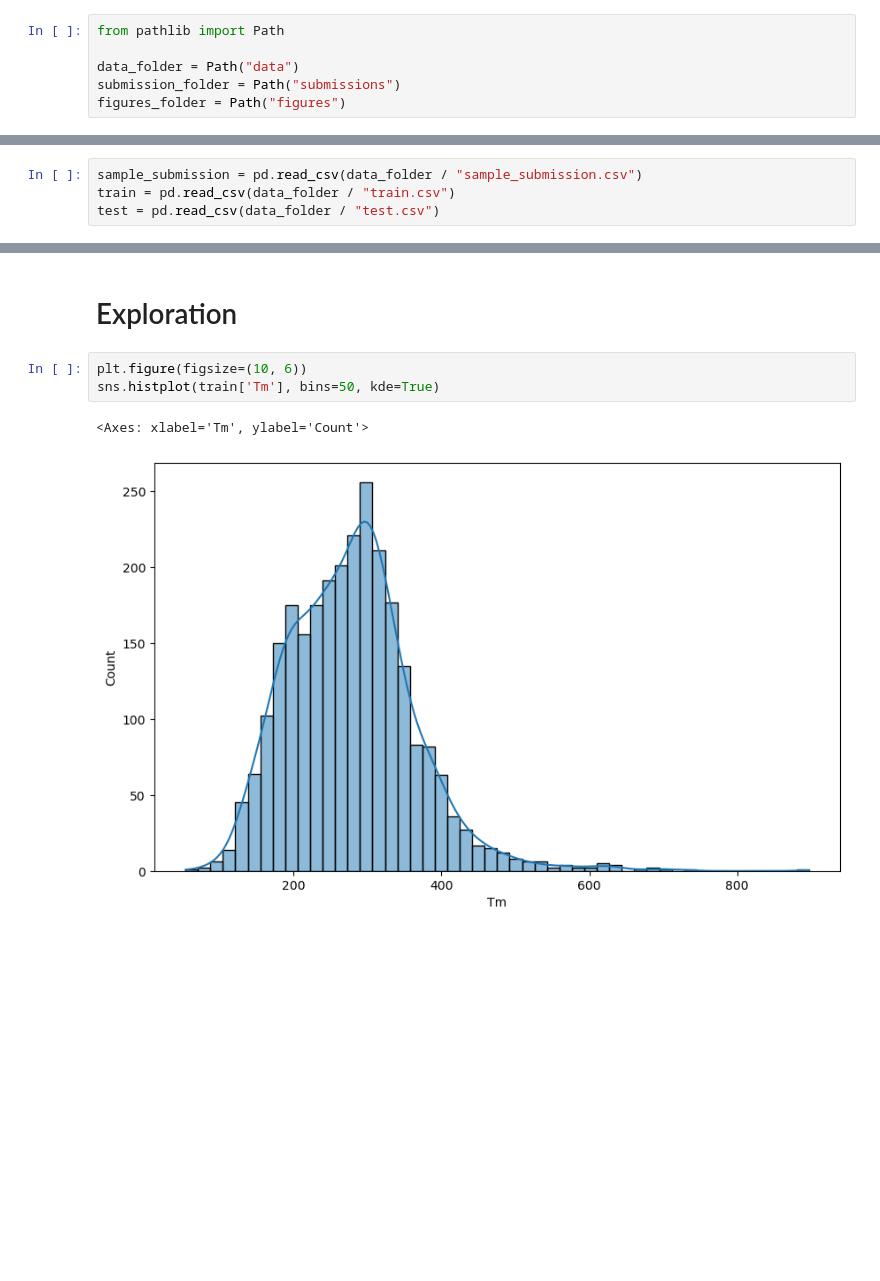
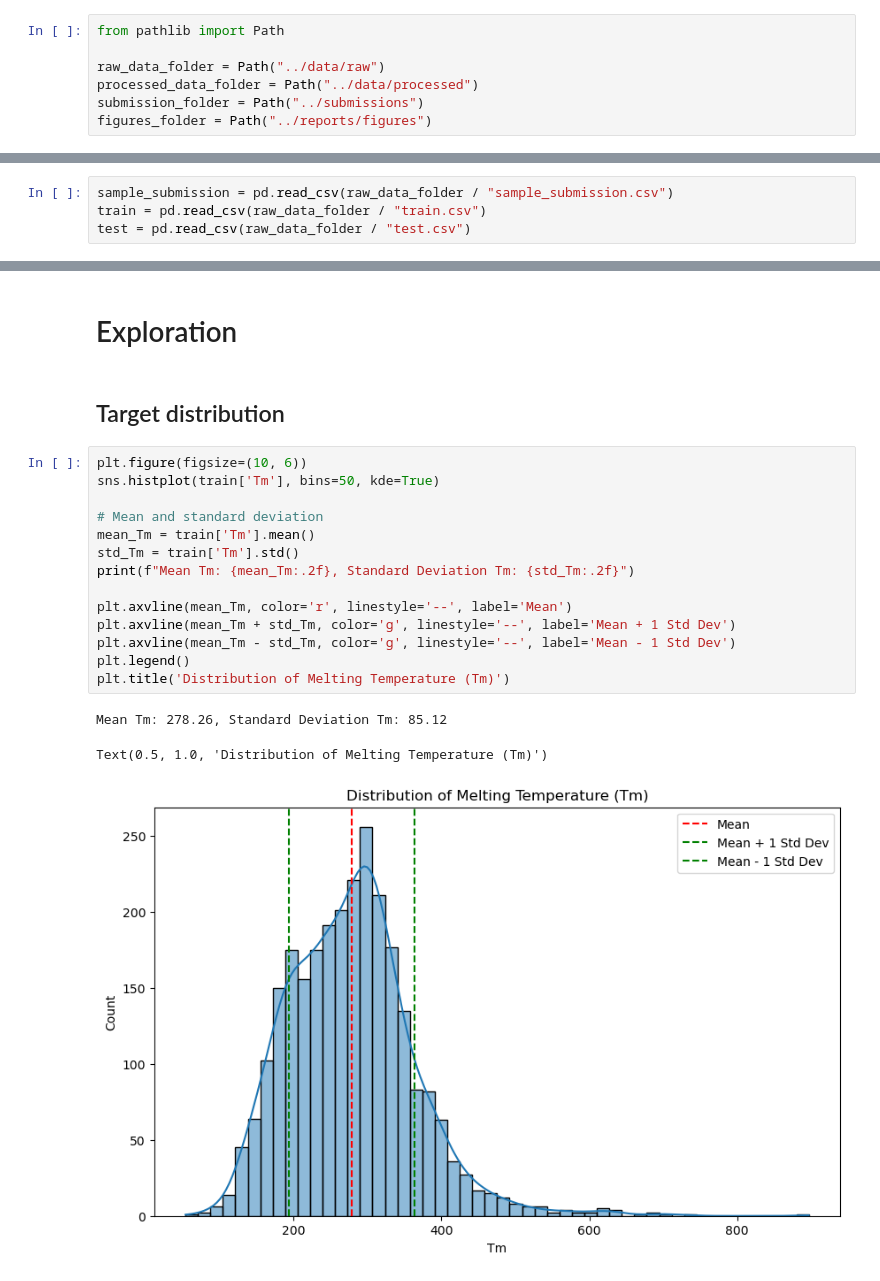
Before and after one commit to MrIsCM/Thermophysical-Property-Comp, a Jupyter notebook: notebooks/01-eda-initial.ipynb, the cells around one changed output, grey strips where cells are left out. Drawn from its saved outputs; the diff is of its cells as text; blank space fills up the shorter version.

```diff
--- a/notebooks/01-eda-initial.ipynb
+++ b/notebooks/01-eda-initial.ipynb
@@ -11,15 +11,16 @@ import seaborn as sns
 # %%
 from pathlib import Path
 
-data_folder = Path("data")
-submission_folder = Path("submissions")
-figures_folder = Path("figures")
+raw_data_folder = Path("../data/raw")
+processed_data_folder = Path("../data/processed")
+submission_folder = Path("../submissions")
+figures_folder = Path("../reports/figures")
 # %% [markdown]
 ## Read data
 # %%
-sample_submission = pd.read_csv(data_folder / "sample_submission.csv")
-train = pd.read_csv(data_folder / "train.csv")
-test = pd.read_csv(data_folder / "test.csv")
+sample_submission = pd.read_csv(raw_data_folder / "sample_submission.csv")
+train = pd.read_csv(raw_data_folder / "train.csv")
+test = pd.read_csv(raw_data_folder / "test.csv")
 # %%
 sample_submission.head()
 # %% [output]
@@ -45,9 +46,23 @@ train.shape, test.shape
 ((2662, 427), (666, 426))
 # %% [markdown]
 # Exploration
+# %% [markdown]
+## Target distribution
 # %%
 plt.figure(figsize=(10, 6))
 sns.histplot(train['Tm'], bins=50, kde=True)
+
+# Mean and standard deviation
+mean_Tm = train['Tm'].mean()
+std_Tm = train['Tm'].std()
+print(f"Mean Tm: {mean_Tm:.2f}, Standard Deviation Tm: {std_Tm:.2f}")
+
+plt.axvline(mean_Tm, color='r', linestyle='--', label='Mean')
+plt.axvline(mean_Tm + std_Tm, color='g', linestyle='--', label='Mean + 1 Std Dev')
+plt.axvline(mean_Tm - std_Tm, color='g', linestyle='--', label='Mean - 1 Std Dev')
+plt.legend()
+plt.title('Distribution of Melting Temperature (Tm)')
 # %% [output]
-<Axes: xlabel='Tm', ylabel='Count'>
+Mean Tm: 278.26, Standard Deviation Tm: 85.12
+Text(0.5, 1.0, 'Distribution of Melting Temperature (Tm)')
-[figure, old version]
+[figure, new version]
```
Also changed, not shown: parts of 6 cells of this notebook, 1 other file.
